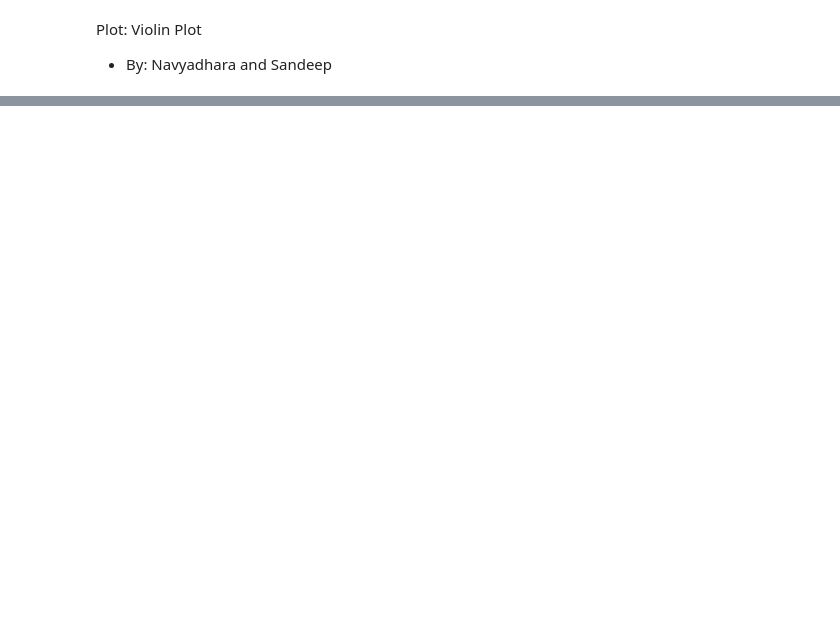
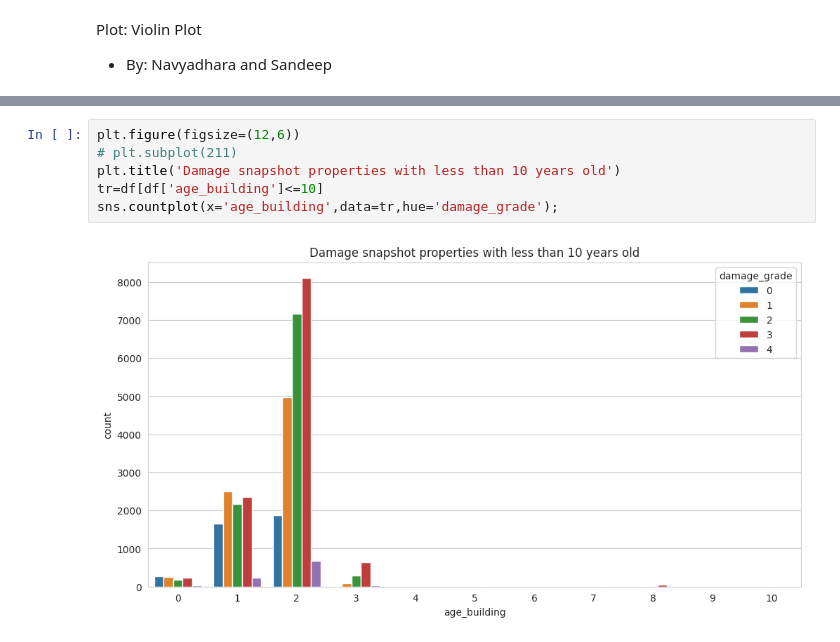
Before and after one commit to navydhara79/cs418-sp23-DarthVader, a Jupyter notebook: IDS_Progress_mid.ipynb, the cells around one changed output, grey strips where cells are left out. Cells and saved outputs as stored; diff of their text form; blank space fills up the shorter version.

```diff
--- a/IDS_Progress_mid.ipynb
+++ b/IDS_Progress_mid.ipynb
@@ -373,0 +378,8 @@ plt.tight_layout()
+# %%
+plt.figure(figsize=(12,6))
+# plt.subplot(211)
+plt.title('Damage snapshot properties with less than 10 years old')
+tr=df[df['age_building']<=10]
+sns.countplot(x='age_building',data=tr,hue='damage_grade');
+# %% [output]
+[figure, added]
```
Also changed, not shown: parts of 5 cells of this notebook.
